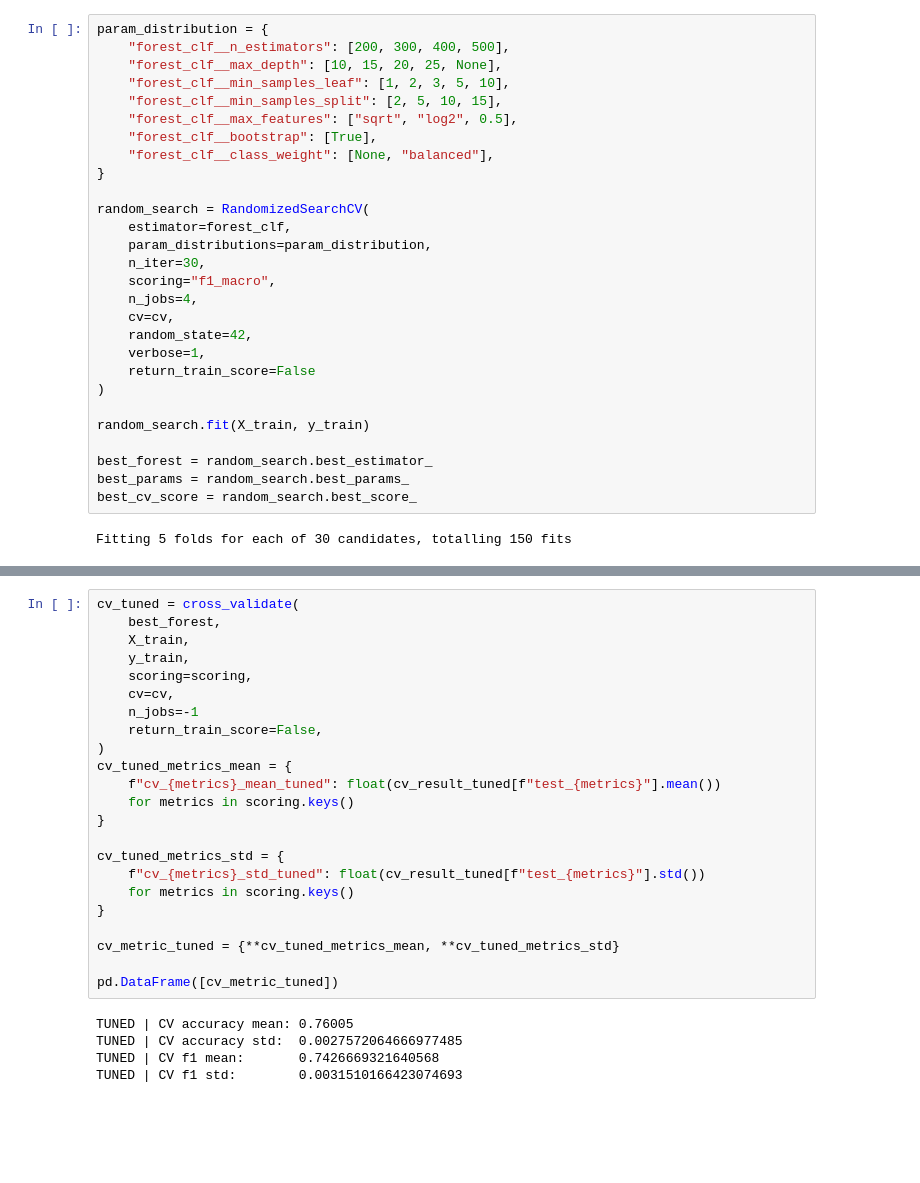
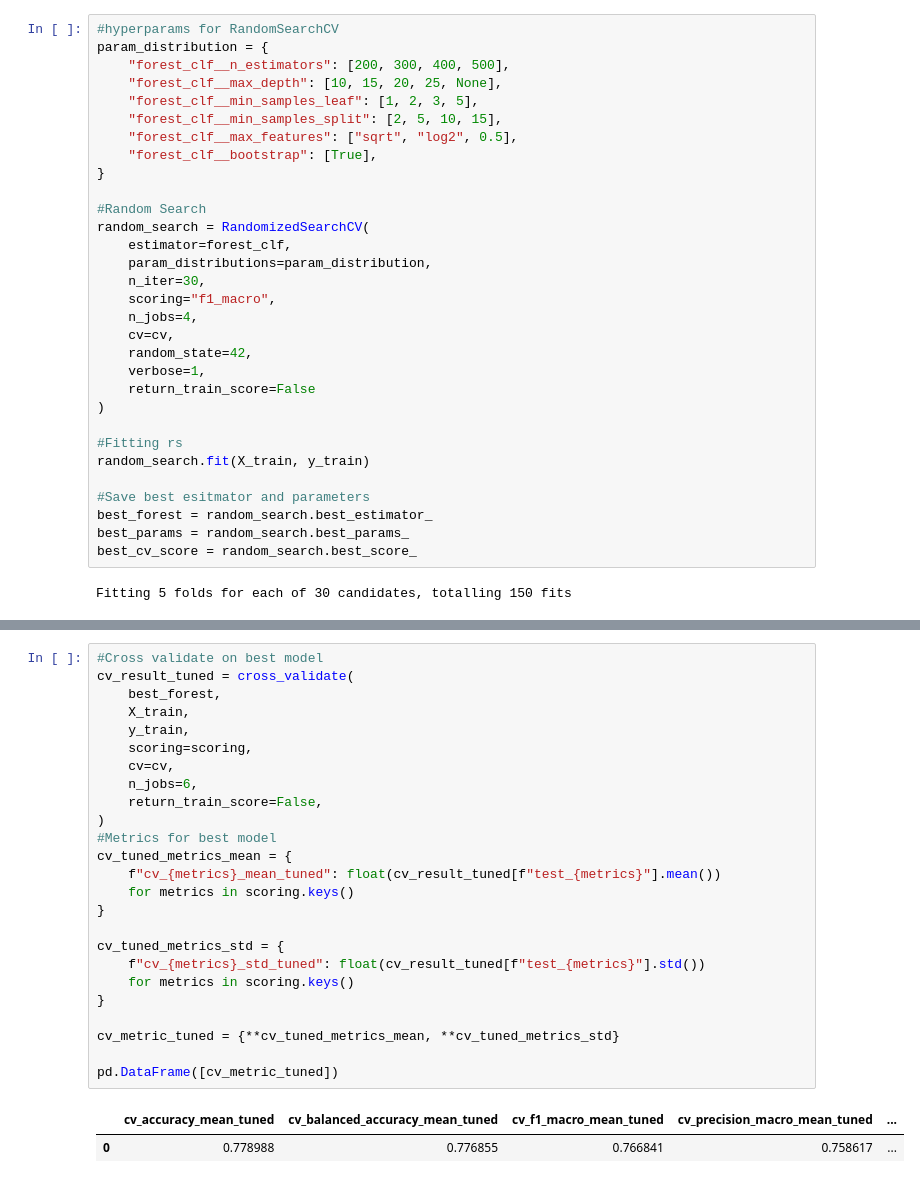
Before and after one commit to JakubKrzak/credit-classification-ml, a Jupyter notebook: notebooks/randomforest.ipynb, the cells around one changed output, grey strips where cells are left out. Saved outputs shown, nothing was run; the diff lists cells and outputs as text; blank space fills up the shorter version.

```diff
--- a/notebooks/randomforest.ipynb
+++ b/notebooks/randomforest.ipynb
@@ -116,14 +138,15 @@ plt.show()
 # %%
+#hyperparams for RandomSearchCV
 param_distribution = {
     "forest_clf__n_estimators": [200, 300, 400, 500],
     "forest_clf__max_depth": [10, 15, 20, 25, None],
-    "forest_clf__min_samples_leaf": [1, 2, 3, 5, 10],
+    "forest_clf__min_samples_leaf": [1, 2, 3, 5],
     "forest_clf__min_samples_split": [2, 5, 10, 15],
     "forest_clf__max_features": ["sqrt", "log2", 0.5],
     "forest_clf__bootstrap": [True],
-    "forest_clf__class_weight": [None, "balanced"],
 }
 
+#Random Search
 random_search = RandomizedSearchCV(
     estimator=forest_clf,
     param_distributions=param_distribution,
@@ -136,8 +159,10 @@ random_search = RandomizedSearchCV(
     return_train_score=False
 )
 
+#Fitting rs
 random_search.fit(X_train, y_train)
 
+#Save best esitmator and parameters
 best_forest = random_search.best_estimator_
 best_params = random_search.best_params_
 best_cv_score = random_search.best_score_
@@ -146,28 +180,28 @@ Fitting 5 folds for each of 30 candidates, totalling 150 fits
 # %%
-cv_tuned = cross_validate(
+#Cross validate on best model
+cv_result_tuned = cross_validate(
     best_forest,
     X_train,
     y_train,
     scoring=scoring,
     cv=cv,
-    n_jobs=-1
+    n_jobs=6,
     return_train_score=False,
 )
+#Metrics for best model
 cv_tuned_metrics_mean = {
     f"cv_{metrics}_mean_tuned": float(cv_result_tuned[f"test_{metrics}"].mean())
     for metrics in scoring.keys()
 }
 
 cv_tuned_metrics_std = {
     f"cv_{metrics}_std_tuned": float(cv_result_tuned[f"test_{metrics}"].std())
     for metrics in scoring.keys()
 }
 
 cv_metric_tuned = {**cv_tuned_metrics_mean, **cv_tuned_metrics_std}
 
 pd.DataFrame([cv_metric_tuned])
 # %% [output]
-TUNED | CV accuracy mean: 0.76005
-TUNED | CV accuracy std:  0.0027572064666977485
-TUNED | CV f1 mean:       0.7426669321640568
-TUNED | CV f1 std:        0.0031510166423074693
+|  | cv_accuracy_mean_tuned | cv_balanced_accuracy_mean_tuned | cv_f1_macro_mean_tuned | cv_precision_macro_mean_tuned | ... |
+| 0 | 0.778988 | 0.776855 | 0.766841 | 0.758617 | ... |
```
Also changed, not shown: parts of 15 cells of this notebook.
